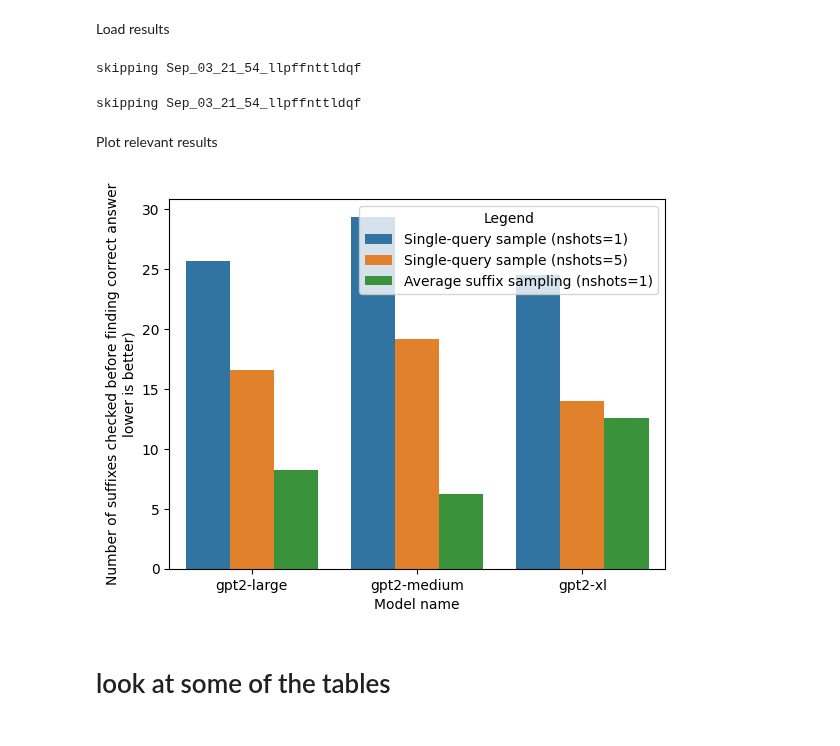
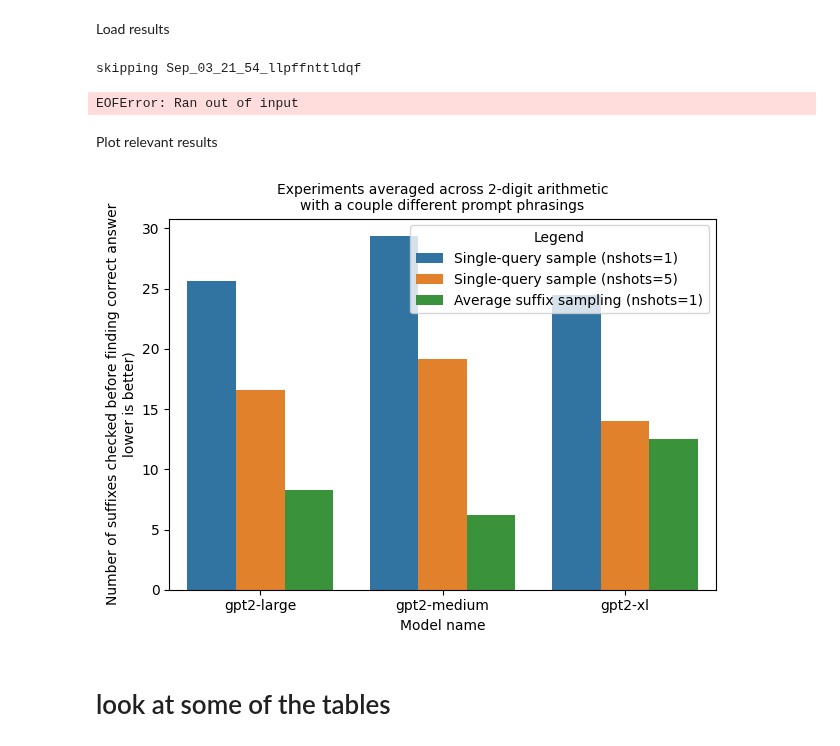
Before and after one commit to csinva/iprompt, a Jupyter notebook: 02_analyze_suffix.ipynb, the cells around one changed output. Saved outputs shown, nothing was run; the diff lists cells and outputs as text; code cells hidden in the pictures.

```diff
--- a/02_analyze_suffix.ipynb
+++ b/02_analyze_suffix.ipynb
@@ -62,18 +72,18 @@ cols_output = ['final_answer_found',
 Load results
 # %%
 dir_single_query = '/home/chansingh/mntv1/single_query6'
-# r = load_results_and_cache(results_dir)
+r = load_results_and_cache(dir_single_query, save_file='r.pkl')
 r_single_query = pd.read_pickle(os.path.join(dir_single_query, 'r.pkl'))
 r_single_query = postprocess_results(r_single_query)
 
 
 dir_suffix_search = '/home/chansingh/mntv1/sweep_morning2'
-# r_suffix_search = load_results_and_cache(results_dir)
+r_suffix_search = load_results_and_cache(dir_suffix_search, save_file='r.pkl')
 r_suffix_search = pd.read_pickle(os.path.join(dir_suffix_search, 'r.pkl'))
 r_suffix_search = postprocess_results(r_suffix_search)
 # %% [output]
 skipping Sep_03_21_54_llpffnttldqf
-skipping Sep_03_21_54_llpffnttldqf
+EOFError: Ran out of input
 # %% [markdown]
 Plot relevant results
 # %%
@@ -89,18 +99,22 @@ tab_suffix_search = num_suffixes_checked_tab(r_suffix_search)
 tab = pd.concat((tab_single_query, tab_suffix_search)).sort_values('checkpoint')
 tab['use_single_query'] = tab['use_single_query'].astype(bool)
 # %%
-# tab[' '] = tab['use_single_query'].map(VALS) # hacky fix to get legend to automatically work
+# reformat legend
 VALS = {
     True: 'Single-query sample',
     False: 'Average suffix sampling',
 }
 tab['Legend'] = tab['use_single_query'].map(VALS) + ' (nshots=' + tab['n_shots'].astype(str) + ')'
+
+# make plot
 sns.barplot(x='checkpoint', y='final_num_suffixes_checked', hue='Legend', data=tab) #data=tab[tab['n_shots'] == 1])
 plt.xlabel('Model name')
 plt.ylabel('Number of suffixes checked before finding correct answer\nlower is better)')
+plt.title('Experiments averaged across 2-digit arithmetic\nwith a couple different prompt phrasings', fontsize='medium')
+plt.tight_layout()
 plt.show()
 # %% [output]
-[figure, old version]
+[figure, new version]
 # %% [markdown]
 # look at some of the tables
 # %%
```
Also changed, not shown: parts of 3 cells of this notebook, 5 other files.
